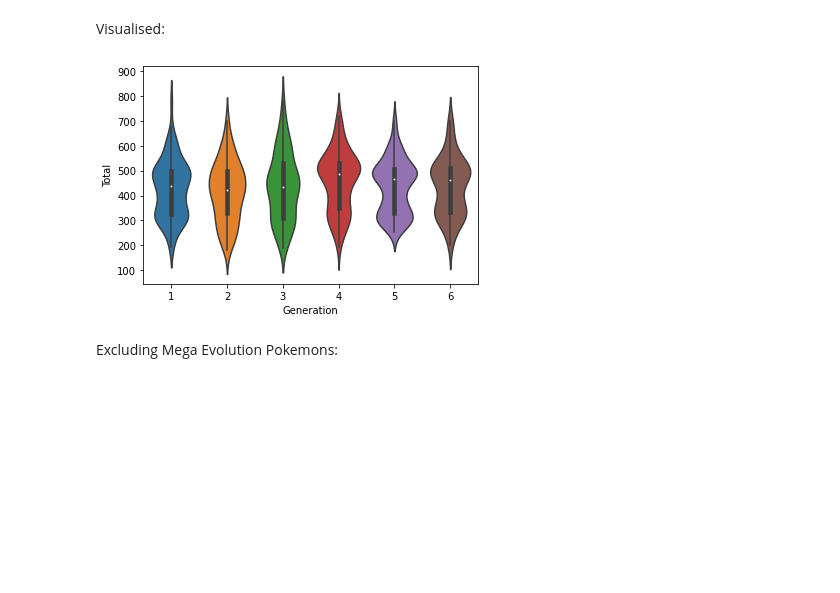
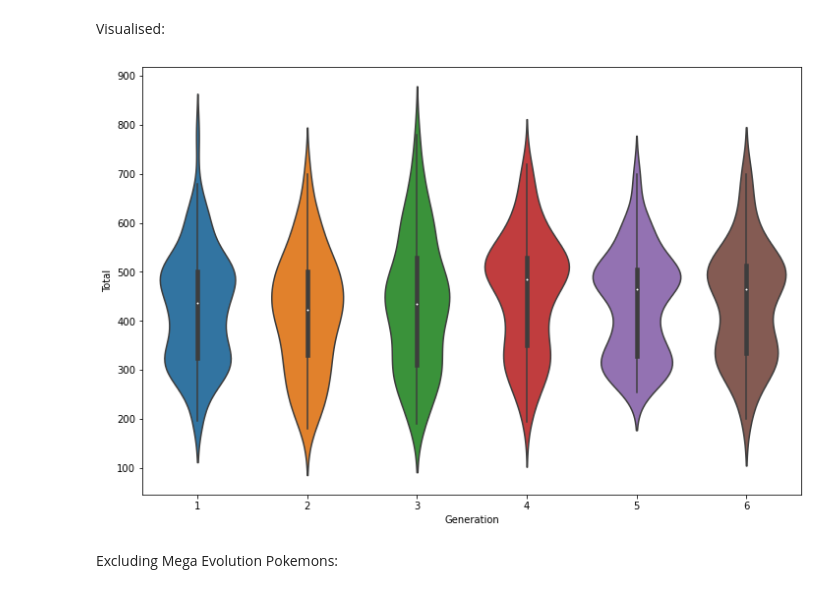
Before and after one commit to henrylin03/Pokemon, a Jupyter notebook: pokemon.ipynb, the cells around one changed output. Cells and saved outputs as stored; diff of their text form; code cells hidden in the pictures; blank space fills up the shorter version.

```diff
--- a/pokemon_eda.ipynb
+++ b/pokemon.ipynb
@@ -307,13 +304,13 @@ pd.read_sql_query("""SELECT Generation,
 # %% [markdown]
 Visualised:
 # %%
-plt.clf()
+plt.figure(figsize=(12,8))
 
 sns.violinplot(x=df['Generation'], y=df['Total'])
 
 plt.show()
 # %% [output]
-[figure, old version]
+[figure, new version]
 # %% [markdown]
 Excluding Mega Evolution Pokemons:
 # %%
```
Also changed, not shown: parts of 2 cells of this notebook, 1 other file.
